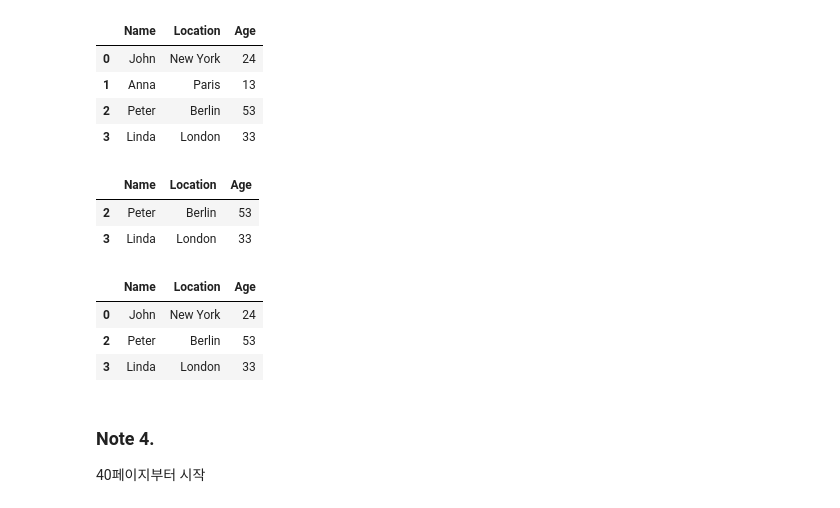
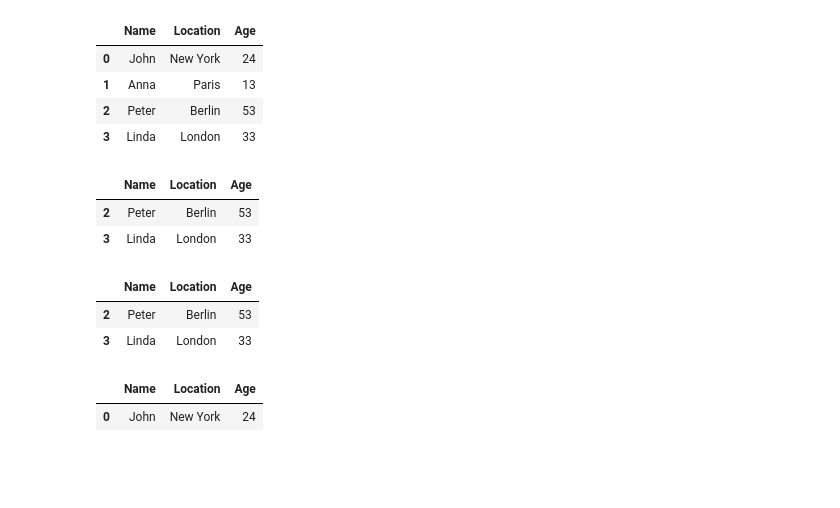
Before and after one commit to ggyuchive/MLpractice, a Jupyter notebook: Introduction to Machine Learning/Introduction.ipynb, the cells around one changed output. Drawn from its saved outputs; the diff is of its cells as text; code cells hidden in the pictures; blank space fills up the shorter version.

```diff
--- a/Introduction to Machine Learning/Introduction.ipynb
+++ b/Introduction to Machine Learning/Introduction.ipynb
@@ -84,17 +86,21 @@ display(data_pandas)
 | 3 | Linda | London | 33 |
 # %%
 display(data_pandas[data_pandas.Age > 30])
-str_expr = "Age > 20"
+
+str_expr = "Age > 20 and Age > 30"
 # display(data_pandas.query(Age > 20))  Error!
 display(data_pandas.query(str_expr))
+
+# str_expr2 = "Age > 20 and Name == "John""  Error!
+word = "John"
+str_expr2 = "Age > 20 and Name == @word"
+display(data_pandas.query(str_expr2))
 # %% [output]
 |  | Name | Location | Age |
 | 2 | Peter | Berlin | 53 |
 | 3 | Linda | London | 33 |
 |  | Name | Location | Age |
-| 0 | John | New York | 24 |
 | 2 | Peter | Berlin | 53 |
 | 3 | Linda | London | 33 |
+|  | Name | Location | Age |
+| 0 | John | New York | 24 |
-# %% [markdown]
-### Note 4.
-40페이지부터 시작
```
Also changed, not shown: parts of 4 cells of this notebook.
